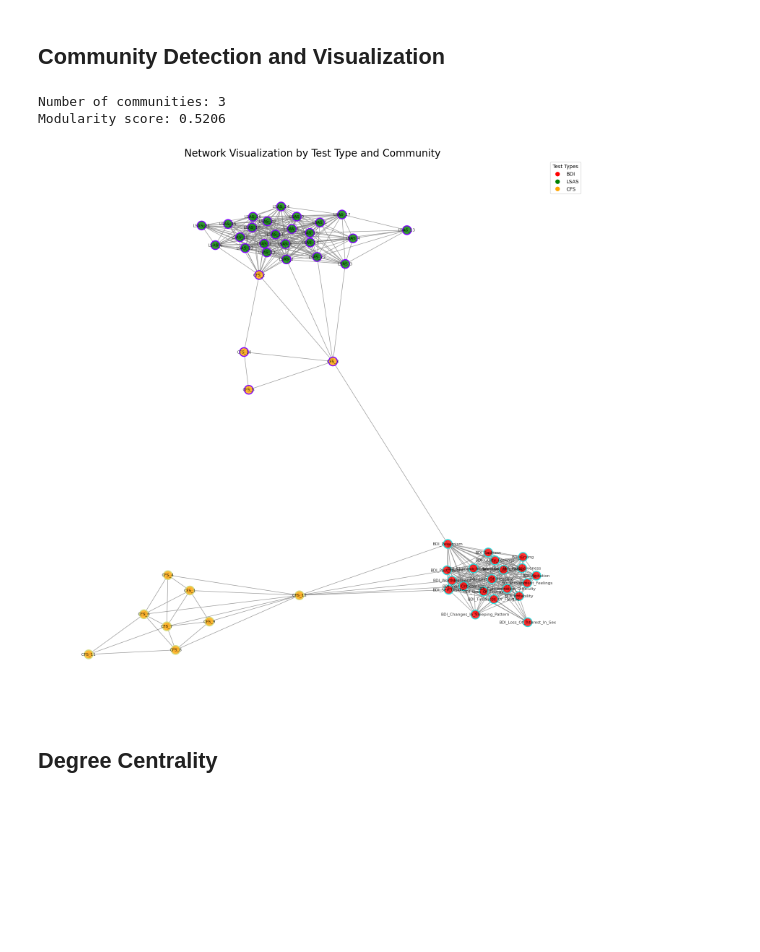
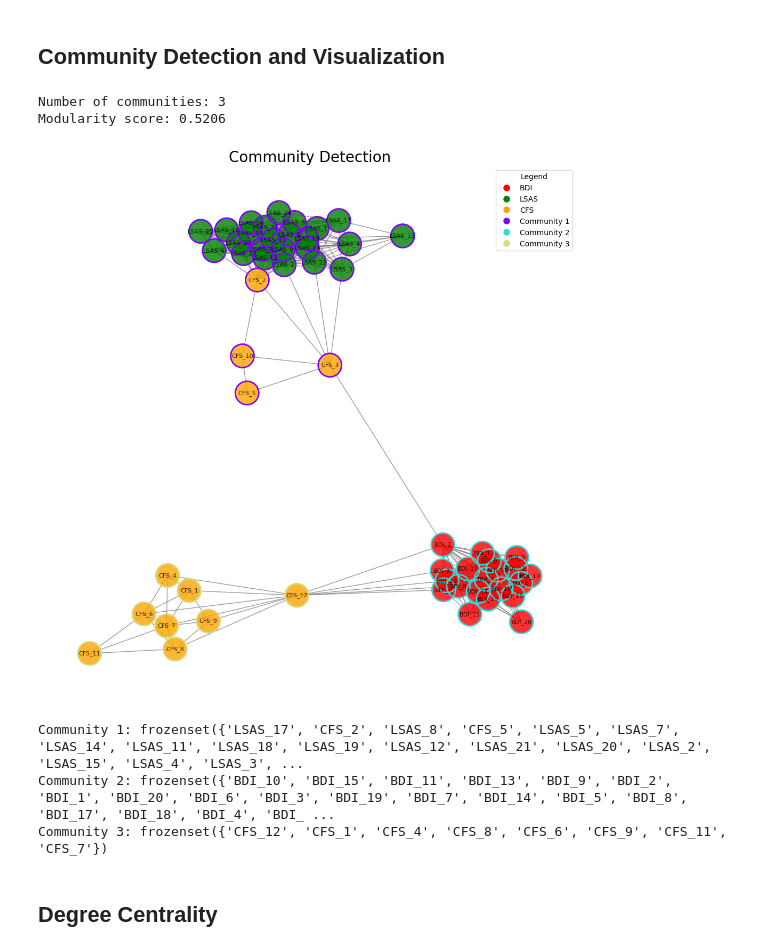
Before and after one commit to madisonlaprise/Senior_Thesis, a Jupyter notebook: Cross-Sectional/Question_Network_Standardized.ipynb, the cells around one changed output. Cells and saved outputs as stored; diff of their text form; code cells hidden in the pictures; blank space fills up the shorter version.

```diff
--- a/Cross-Sectional/Question_Network_Standardized.ipynb
+++ b/Cross-Sectional/Question_Network_Standardized.ipynb
@@ -33,6 +33,10 @@ df_subset[reverse_columns] = 7 - df_subset[reverse_columns]
 
 # Reverse the direction of all CFS columns by multiplying by -1
 df_subset[cfs_columns] = df_subset[cfs_columns] * -1
+
+# Renaming the BDI columns to BDI_1, BDI_2, etc. based on the order they appear
+bdi_columns = [f"BDI_{i+1}" for i in range(len(bdi_columns))]
+df_subset.columns = lsas_columns + cfs_columns + bdi_columns
 
 
 # Define a function to standardize values
@@ -180,45 +191,61 @@ for node in G.nodes():
             break
 
 # Fix the layout for consistent node positioning
-pos = nx.spring_layout(G, seed=42)
+pos = nx.spring_layout(G, seed=42)  # Define pos before plotting
 
 # Plot the network with dual coloring
-plt.figure(figsize=(15, 15))
+plt.figure(figsize=(10, 10))
 nx.draw(
     G,
     pos,
     with_labels=True,
     node_color=node_colors,
     edge_color='gray',
-    node_size=300,
+    node_size=1000,
     font_size=8,
     alpha=0.8
 )
 
 # Draw node outlines for community differentiation
 nx.draw_networkx_nodes(
     G,
     pos,
-    node_size=300,
+    node_size=1000,
     node_color='none',  # Transparent nodes
     edgecolors=outline_colors,  # Use community colors as outlines
     linewidths=2
 )
 
 # Create a legend for test types
 handles_test = [
     plt.Line2D([0], [0], marker='o', color='w', label='BDI', markersize=10, markerfacecolor='red'),
     plt.Line2D([0], [0], marker='o', color='w', label='LSAS', markersize=10, markerfacecolor='green'),
     plt.Line2D([0], [0], marker='o', color='w', label='CFS', markersize=10, markerfacecolor='orange')
 ]
-plt.legend(handles=handles_test, loc='upper right', title="Test Types")
 
-plt.title('Network Visualization by Test Type and Community', fontsize=20)
+# Create a legend for communities
+handles_community = [
+    plt.Line2D([0], [0], marker='o', color='w', label=f'Community {i+1}', markersize=10,
+markerfacecolor=outline_color_map[i])
+    for i in range(len(communities))
+]
+
+# Add legends for test types and communities
+plt.legend(handles=handles_test + handles_community, loc='upper right', title="Legend")
+
+plt.title('Community Detection', fontsize=20)
 plt.show()
+
+# Print list of each community
+for i, community_nodes in enumerate(communities):
+    print(f"Community {i + 1}: {community_nodes}")
 # %% [output]
 Number of communities: 3
 Modularity score: 0.5206
-[figure, old version]
+[figure, new version]
+Community 1: frozenset({'LSAS_17', 'CFS_2', 'LSAS_8', 'CFS_5', 'LSAS_5', 'LSAS_7', 'LSAS_14', 'LSAS_11', 'LSAS_18', 'LSAS_19', 'LSAS_12', 'LSAS_21', 'LSAS_20', 'LSAS_2', 'LSAS_15', 'LSAS_4', 'LSAS_3', ...
+Community 2: frozenset({'BDI_10', 'BDI_15', 'BDI_11', 'BDI_13', 'BDI_9', 'BDI_2', 'BDI_1', 'BDI_20', 'BDI_6', 'BDI_3', 'BDI_19', 'BDI_7', 'BDI_14', 'BDI_5', 'BDI_8', 'BDI_17', 'BDI_18', 'BDI_4', 'BDI_ ...
+Community 3: frozenset({'CFS_12', 'CFS_1', 'CFS_4', 'CFS_8', 'CFS_6', 'CFS_9', 'CFS_11', 'CFS_7'})
 # %% [markdown]
 ## Degree Centrality
 # %%
```
Also changed, not shown: parts of 9 cells of this notebook.
